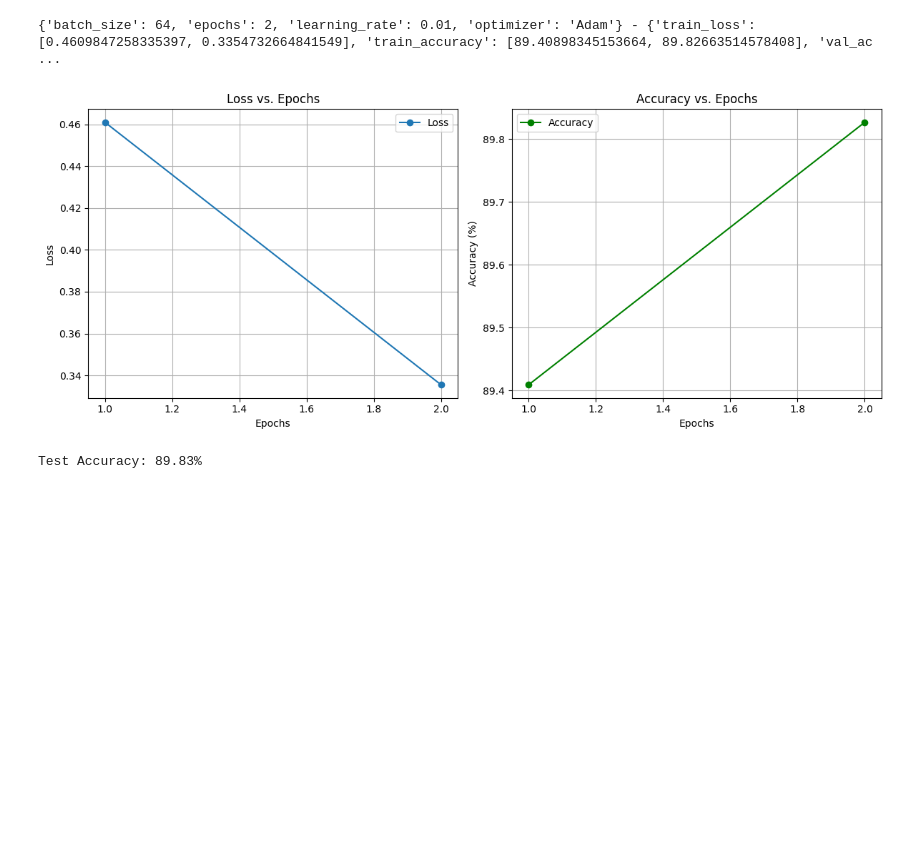
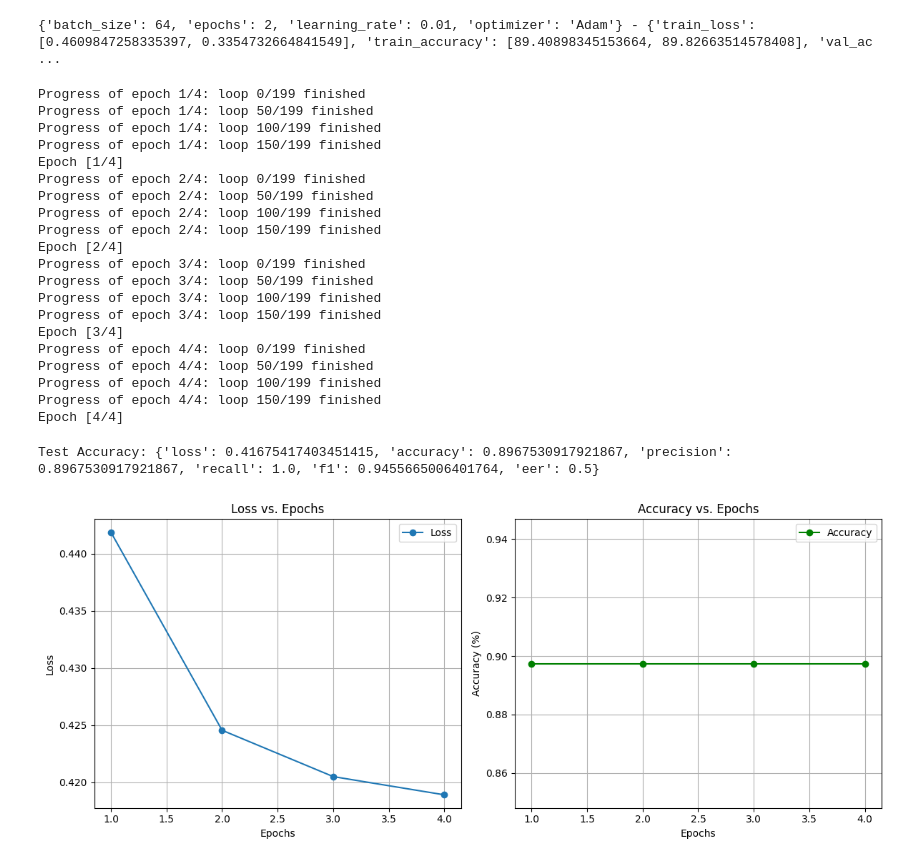
Before and after one commit to Roee97/Fake-Voice-Detection, a Jupyter notebook: Resnet.ipynb, the cells around one changed output. Saved outputs shown, nothing was run; the diff lists cells and outputs as text; code cells hidden in the pictures; blank space fills up the shorter version.

```diff
--- a/Resnet.ipynb
+++ b/Resnet.ipynb
@@ -98,8 +92,8 @@ data_info_val_file_path = f"{dataset_path}/{protocols_folder}/{protocol_file_pre
 data_info_test_file_path = f"{dataset_path}/{protocols_folder}/{protocol_file_prefix}.eval.trl.txt"
 
 train_df_info = load_protocol(data_info_train_file_path, names=col_names)
-val_df_info = load_protocol(data_info_train_file_path, names=col_names)
-test_df_info = load_protocol(data_info_train_file_path, names=col_names)
+val_df_info = load_protocol(data_info_val_file_path, names=col_names)
+test_df_info = load_protocol(data_info_test_file_path, names=col_names)
 # %%
 print("Train dataset info:")
 print(train_df_info.head())
@@ -154,11 +148,6 @@ test_df = process_data_frame(test_df_info)
 def resize_spectrogram(spectrogram, fixed_time_steps=192):
     """
     Resize the spectrogram to a fixed time dimension using interpolation.
-    Args:
-        spectrogram (np.ndarray): Input spectrogram of shape (n_mels, time_steps).
-        fixed_time_steps (int): Desired time dimension.
-    Returns:
-        np.ndarray: Resized spectrogram with shape (n_mels, fixed_time_steps).
     """
     n_mels, time_steps = spectrogram.shape
 
@@ -238,8 +225,8 @@ criterion = nn.BCELoss()
 
 # Define hyperparameter grid
 param_grid = {
-    'batch_size': [64, 128, 256],
-    'learning_rate': [0.0001, 0.01],
+    'batch_size': [64, 256],
+    'learning_rate': [0.03, 0.01],
     'epochs': [2, 6],
     'optimizer': ['Adam', 'RMSprop']
 }
@@ -264,8 +251,8 @@ for params in ParameterGrid(param_grid):
     print(f"Testing hyperparameters: {params}")
 
     # Create DataLoader with current batch size
-    train_loader = DataLoader(train_dataset, batch_size=params['batch_size'], shuffle=True, num_workers=3)
-    val_loader = DataLoader(val_dataset, batch_size=params['batch_size'], shuffle=False, num_workers=3)
+    train_loader = DataLoader(train_dataset, batch_size=params['batch_size'], shuffle=True, num_workers=2)
+    val_loader = DataLoader(val_dataset, batch_size=params['batch_size'], shuffle=False, num_workers=2)
 
     resnet18 = initialize_model()
 
@@ -318,7 +287,42 @@ print(f"{best_params} - {best_history}")
 # %% [output]
 {'batch_size': 64, 'epochs': 2, 'learning_rate': 0.01, 'optimizer': 'Adam'} - {'train_loss': [0.4609847258335397, 0.3354732664841549], 'train_accuracy': [89.40898345153664, 89.82663514578408], 'val_ac ...
 # %%
-plot_results(best_history['train_loss'], best_history['train_accuracy'], 2)
+# Hyperparameters
+importlib.reload(train_utils)
+LEARNING_RATE = 0.001
+BATCH_SIZE = 128
+resnet18 = initialize_model()
+EPOCHS = 4
+optimizer = torch.optim.SGD(resnet18.parameters(), lr=LEARNING_RATE)
+criterion = nn.BCEWithLogitsLoss()
+
+# Move model to GPU ifQ available
+device = torch.device('mps' if torch.mps.is_available() else 'cuda' if torch.cuda.is_available() else 'cpu')
+resnet18 = resnet18.to(device)
+
+train_loader = DataLoader(train_dataset, batch_size=BATCH_SIZE, shuffle=True)
+val_loader = DataLoader(val_dataset, batch_size=BATCH_SIZE, shuffle=False)
+
+last_val_accuracy, best_val, history = train_utils.train_model(resnet18, train_loader, val_loader, criterion, optimizer, EPOCHS, device)
 # %% [output]
-[figure, removed]
+Progress of epoch 1/4: loop 0/199 finished
+Progress of epoch 1/4: loop 50/199 finished
+Progress of epoch 1/4: loop 100/199 finished
+Progress of epoch 1/4: loop 150/199 finished
+Epoch [1/4]
+Progress of epoch 2/4: loop 0/199 finished
+Progress of epoch 2/4: loop 50/199 finished
+Progress of epoch 2/4: loop 100/199 finished
+Progress of epoch 2/4: loop 150/199 finished
+Epoch [2/4]
+Progress of epoch 3/4: loop 0/199 finished
+Progress of epoch 3/4: loop 50/199 finished
+Progress of epoch 3/4: loop 100/199 finished
+Progress of epoch 3/4: loop 150/199 finished
+Epoch [3/4]
+Progress of epoch 4/4: loop 0/199 finished
+Progress of epoch 4/4: loop 50/199 finished
+Progress of epoch 4/4: loop 100/199 finished
+Progress of epoch 4/4: loop 150/199 finished
+Epoch [4/4]
 # %%
@@ -328,4 +331,8 @@ test_accuracy = train_utils.evaluate_model(resnet18, test_loader, device)
 # %%
-print(f"Test Accuracy: {test_accuracy:.2f}%")
+print(f"Test Accuracy: {test_data}")
 # %% [output]
-Test Accuracy: 89.83%
+Test Accuracy: {'loss': 0.41675417403451415, 'accuracy': 0.8967530917921867, 'precision': 0.8967530917921867, 'recall': 1.0, 'f1': 0.9455665006401764, 'eer': 0.5}
+# %%
+plot_results(history['train_loss'], history['val_accuracy'], 4)
+# %% [output]
+[figure, added]
```
Also changed, not shown: parts of 8 cells of this notebook, 3 other files.
